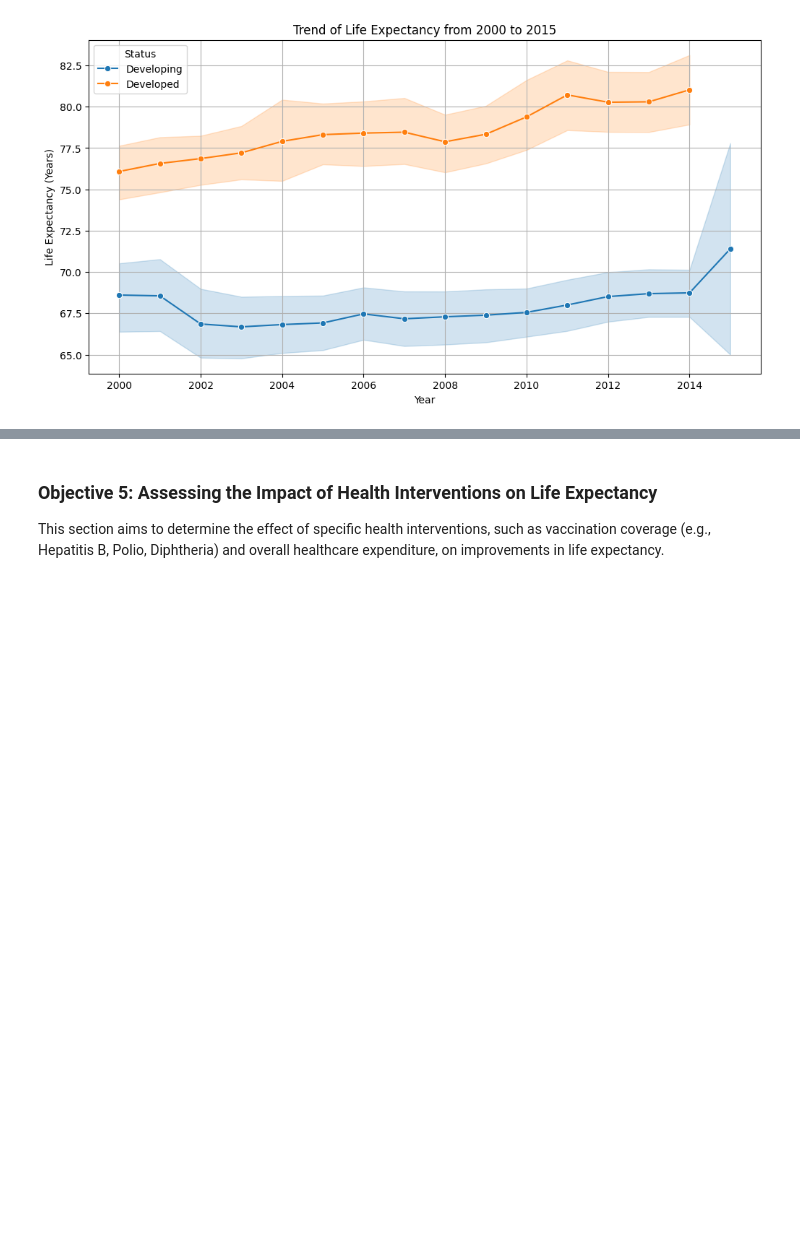
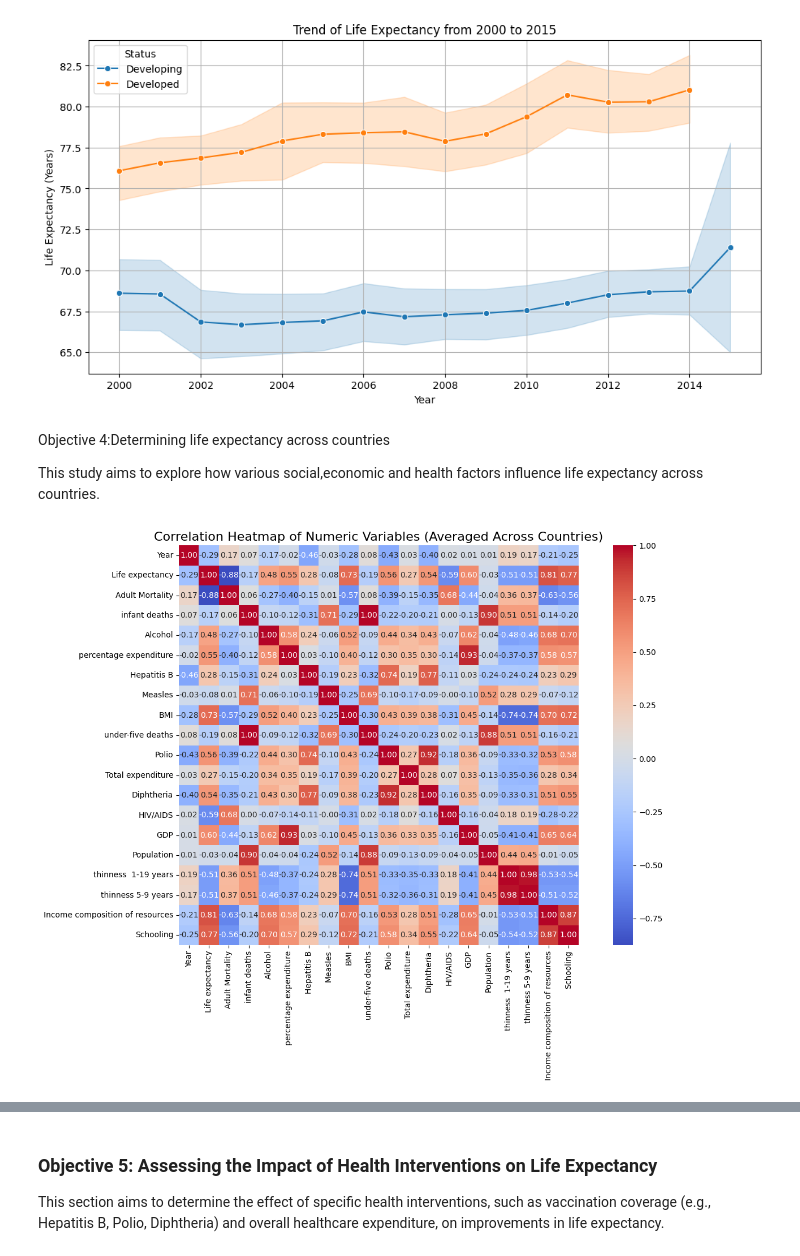
Before and after one commit to Tusiime-J/GROUP-A-Data-Science, a Jupyter notebook: life_expectancy.ipynb, the cells around one changed output, grey strips where cells are left out. Cells and saved outputs as stored; diff of their text form; code cells hidden in the pictures; blank space fills up the shorter version.

Commit message:
Objective 4

```diff
--- a/life_expectancy.ipynb
+++ b/life_expectancy.ipynb
@@ -238,3 +238,25 @@ plt.grid(True)
 plt.show()
 # %% [output]
 [figure]
+# %% [markdown]
+Objective 4:Determining life expectancy across countries
+
+This study aims to explore how various social,economic and health factors influence life expectancy across countries.
+# %%
+import matplotlib.pyplot as plt
+import seaborn as sns
+
+# Aggregate numeric variables by country (average)
+df_country_avg = df.groupby('Country').mean(numeric_only=True).reset_index()
+
+# Calculate correlation matrix on aggregated data (exclude 'Country' column)
+corr_matrix = df_country_avg.drop(columns=['Country']).corr()
+
+plt.figure(figsize=(14, 10))
+sns.heatmap(corr_matrix, cmap='coolwarm', annot=True, fmt=".2f", square=True)
+
+plt.title("Correlation Heatmap of Numeric Variables (Averaged Across Countries)", fontsize=16)
+plt.tight_layout()
+plt.show()
+# %% [output]
+[figure, added]
```
Also changed, not shown: parts of 9 cells of this notebook.
